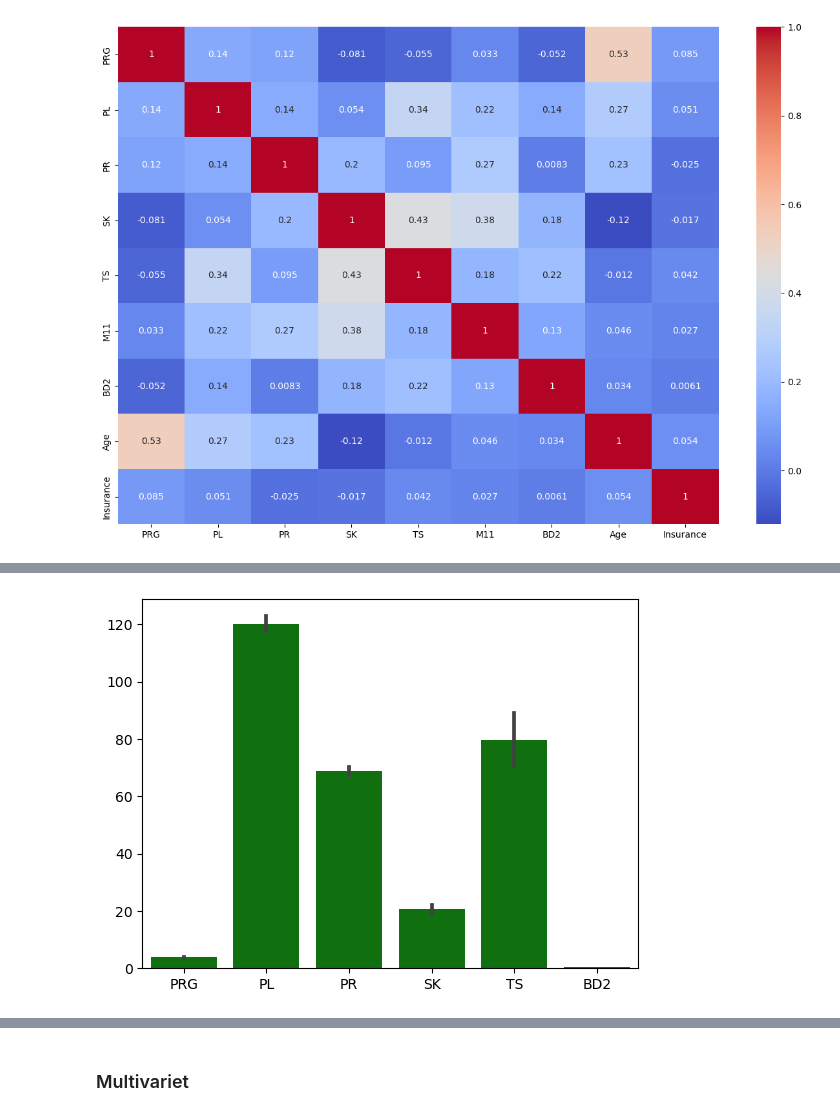
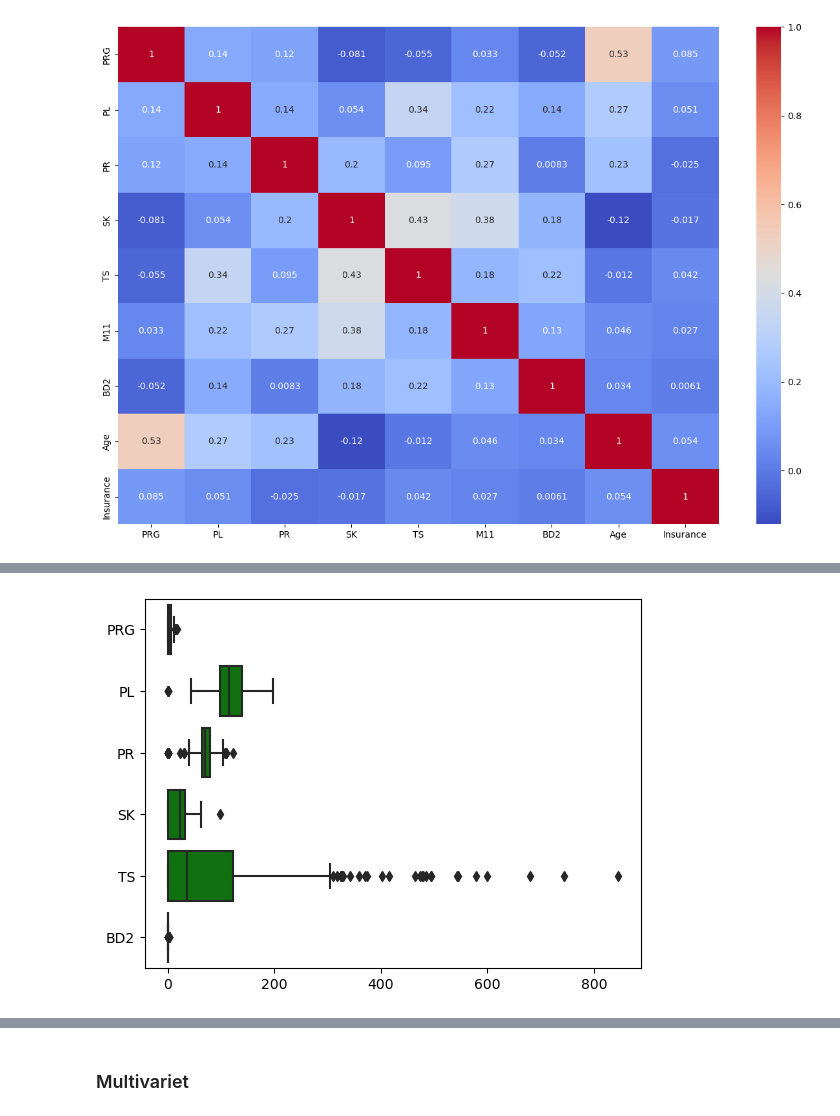
Before and after one commit to obiuzoma/Lp5_machinelearning_fastapi, a Jupyter notebook: lp5_fastapi.ipynb, the cells around one changed output, grey strips where cells are left out. Cells and saved outputs as stored; diff of their text form; code cells hidden in the pictures.

```diff
--- a/lp5_fastapi.ipynb
+++ b/lp5_fastapi.ipynb
@@ -200,8 +196,8 @@ plt.show()
 # %%
 others =train_df.drop(['M11', 'Age', 'Insurance','Sepssis'],axis=1)
-sn.barplot(data=others,color='green')
+sn.boxplot(data=others, color='green', orient='h')
 plt.show()
 # %% [output]
-[figure, old version]
+[figure, new version]
 # %%
 BD2=train_df['BD2']
```
Also changed, not shown: parts of 18 cells of this notebook, 5 other files.
